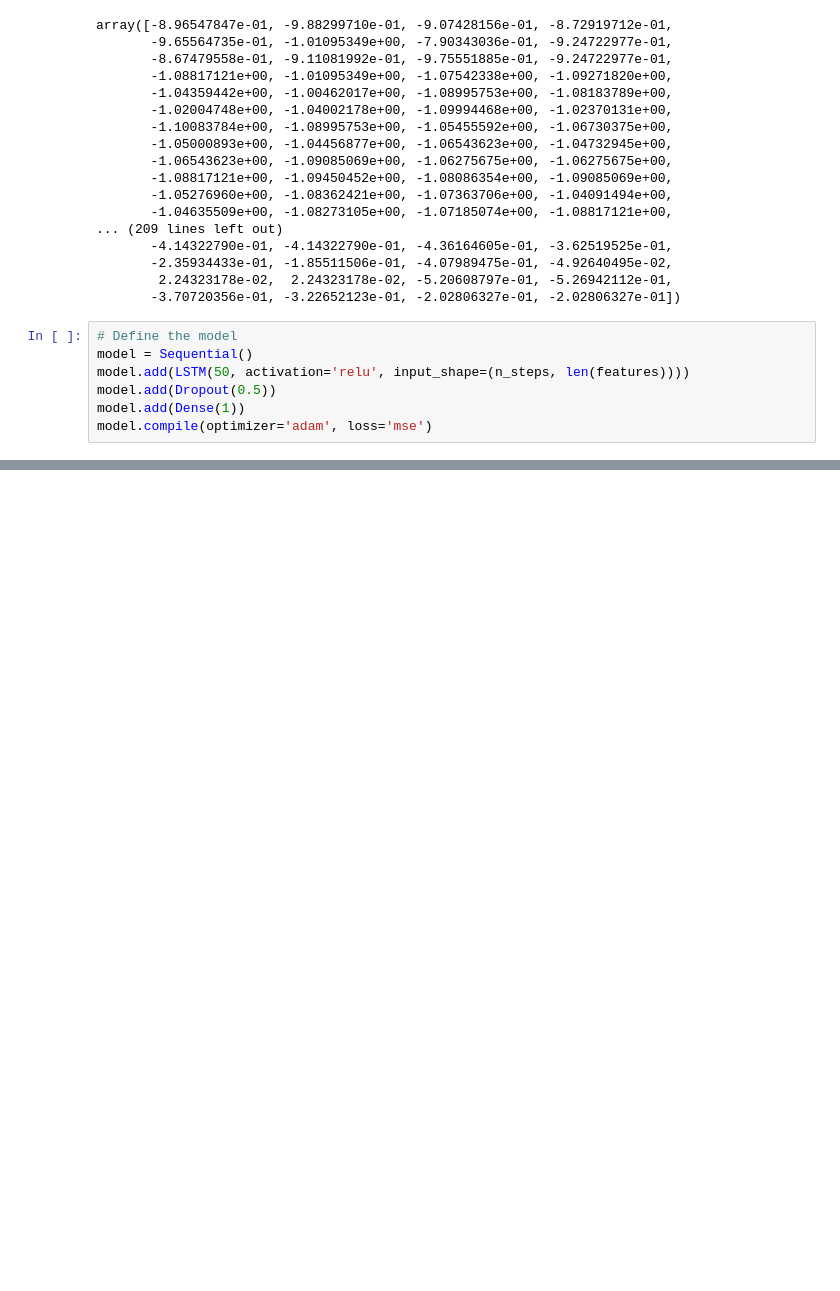
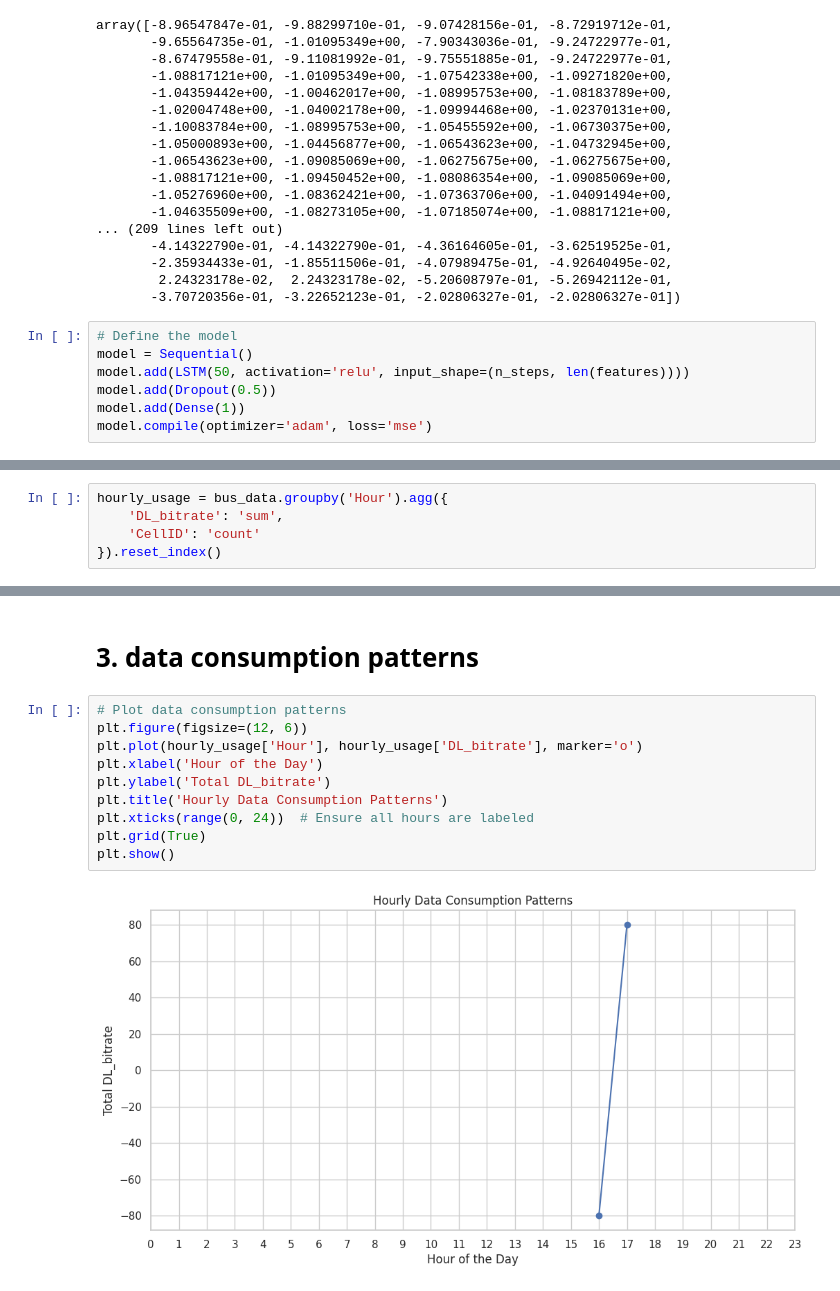
Before and after one commit to neyedhayo/LTE-network-pricing-pattern, a Jupyter notebook: build/notebooks/UserDetectionModel.ipynb, the cells around one changed output, grey strips where cells are left out. Drawn from its saved outputs; the diff is of its cells as text; blank space fills up the shorter version.

```diff
--- a/build/notebooks/UserDetectionModel.ipynb
+++ b/build/notebooks/UserDetectionModel.ipynb
@@ -225,0 +259,5 @@ plt.show()
+# %%
+hourly_usage = bus_data.groupby('Hour').agg({
+    'DL_bitrate': 'sum',
+    'CellID': 'count'
+}).reset_index()
@@ -225,0 +272,14 @@ plt.show()
+# %% [markdown]
+# 3. data consumption patterns
+# %%
+# Plot data consumption patterns
+plt.figure(figsize=(12, 6))
+plt.plot(hourly_usage['Hour'], hourly_usage['DL_bitrate'], marker='o')
+plt.xlabel('Hour of the Day')
+plt.ylabel('Total DL_bitrate')
+plt.title('Hourly Data Consumption Patterns')
+plt.xticks(range(0, 24))  # Ensure all hours are labeled
+plt.grid(True)
+plt.show()
+# %% [output]
+[figure, added]
```
Also changed, not shown: parts of 15 cells of this notebook.
